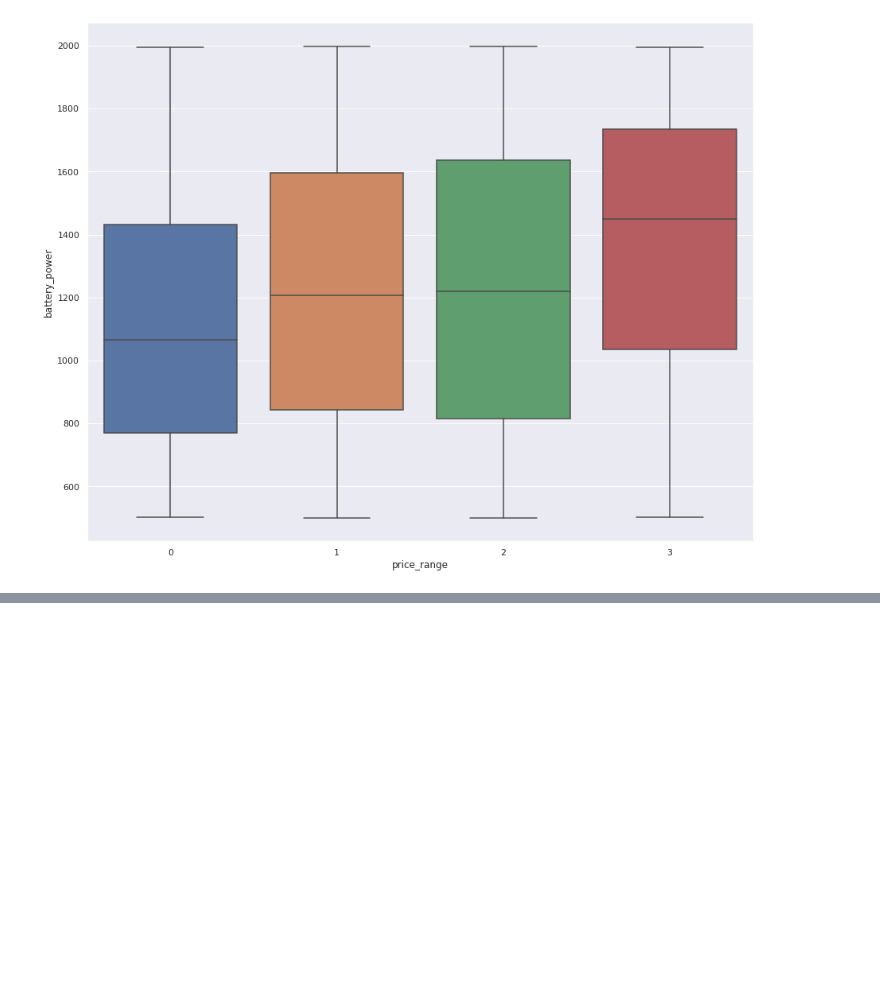
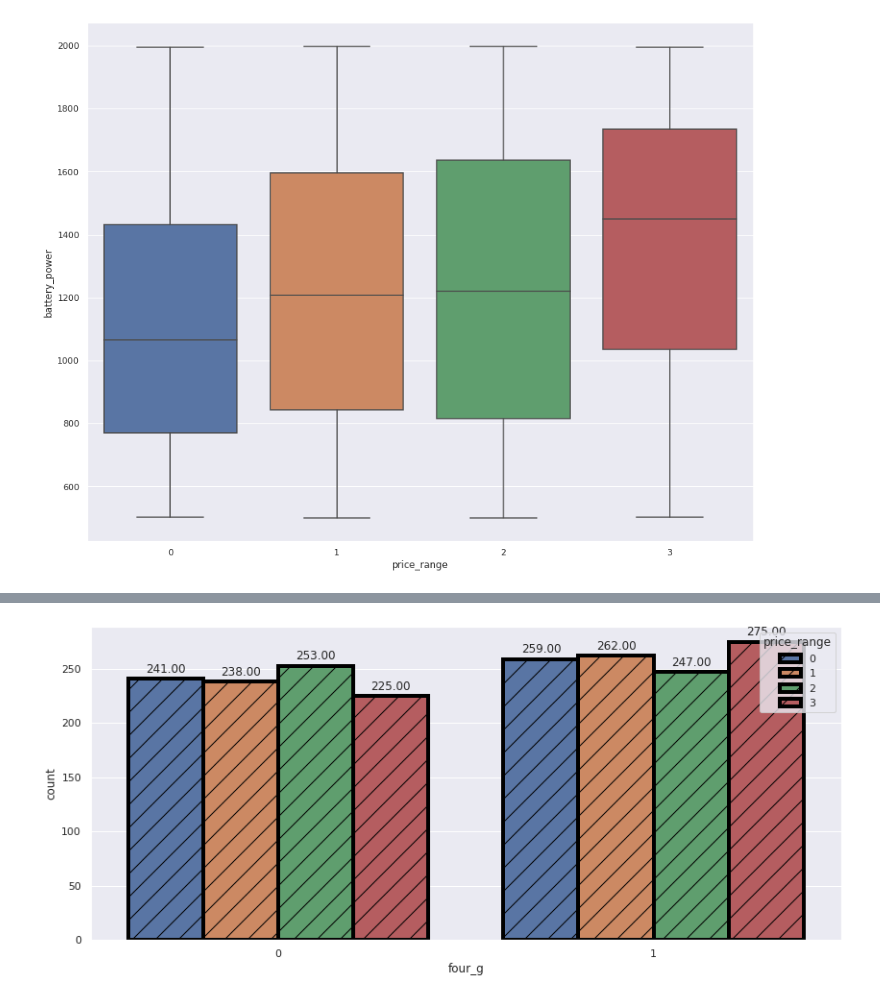
Before and after one commit to aryarajat/Mobile-Price-Range-Prediction, a Jupyter notebook: Mobile_Price_Range_Prediction.ipynb, the cells around one changed output, grey strips where cells are left out. Cells and saved outputs as stored; diff of their text form; code cells hidden in the pictures; blank space fills up the shorter version.

```diff
--- a/Mobile_Price_Range_Prediction.ipynb
+++ b/Mobile_Price_Range_Prediction.ipynb
@@ -264,0 +301,9 @@ sns.boxplot(y="battery_power", x="price_range", data=mobile_df)
+# %%
+# Here, we plot count plot for the 4G mobiles
+plt.figure(figsize=(14,6))
+splot=sns.countplot(mobile_df['four_g'],data=mobile_df, hue='price_range',lw=4, ec='black', hatch='/')
+for p in splot.patches:
+  splot.annotate(format(p.get_height(), '.2f'), (p.get_x() + p.get_width() / 2., p.get_height())
+  , ha = 'center', va = 'center', xytext = (0, 10), textcoords = 'offset points')
+# %% [output]
+[figure, added]
```
Also changed, not shown: parts of 9 cells of this notebook.
